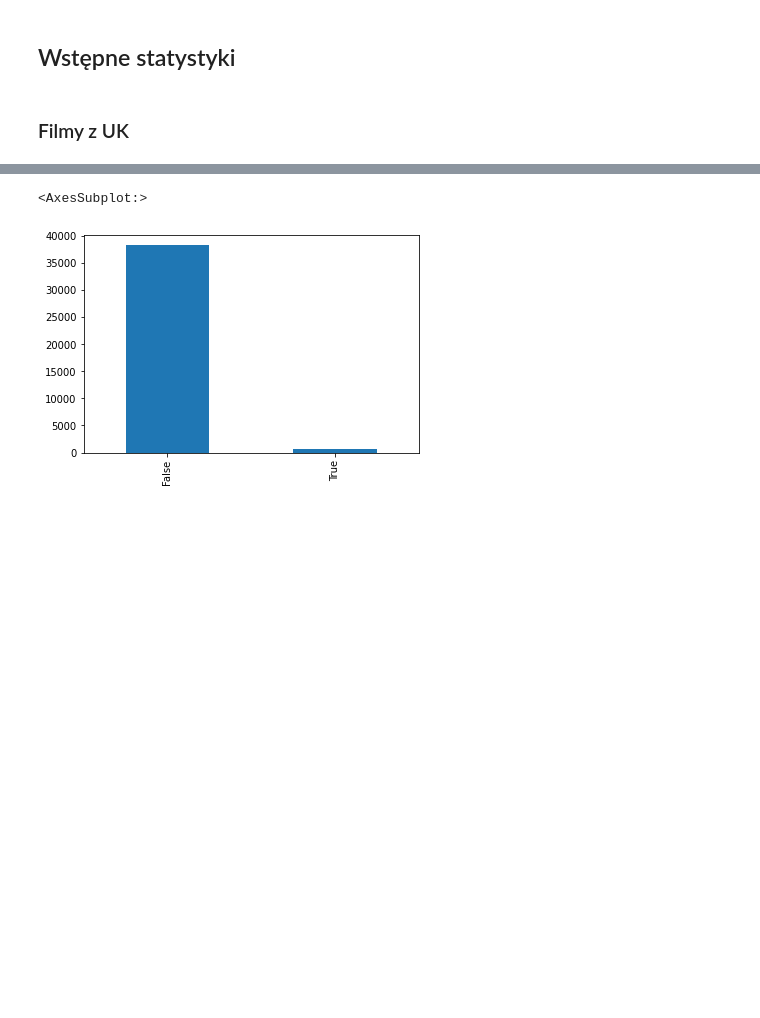
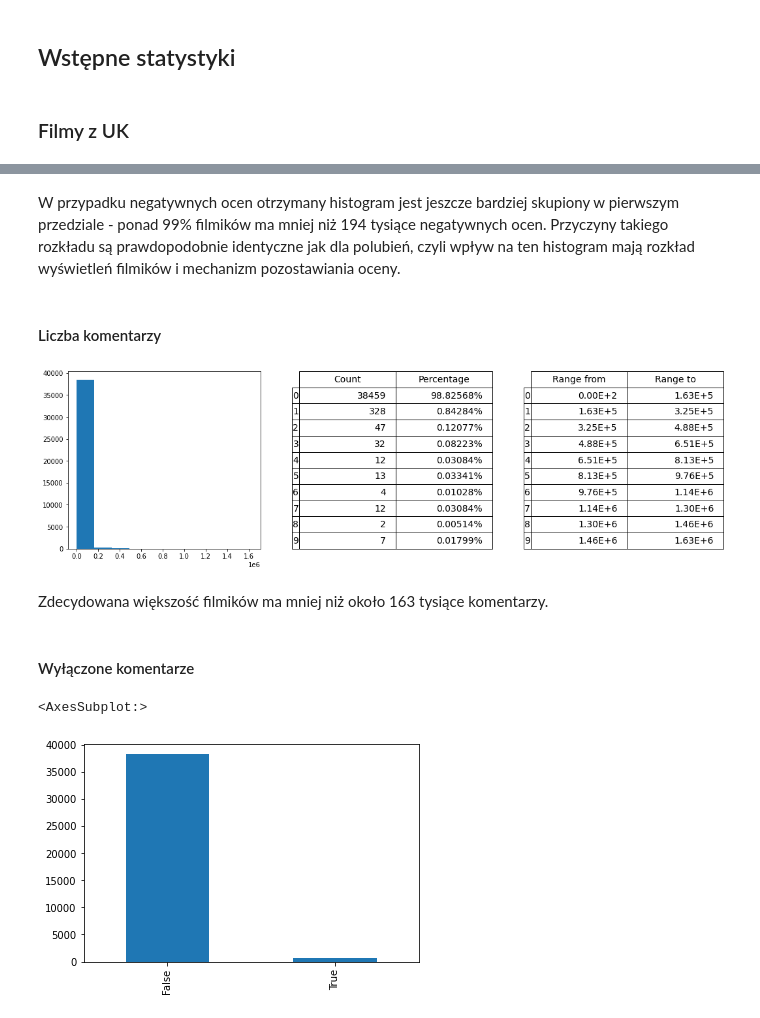
Before and after one commit to Southeaven/PED, a Jupyter notebook: ch1.ipynb, the cells around one changed output, grey strips where cells are left out. Saved outputs shown, nothing was run; the diff lists cells and outputs as text; code cells hidden in the pictures; blank space fills up the shorter version.

```diff
--- a/ch1.ipynb
+++ b/ch1.ipynb
@@ -65,3 +161,43 @@ gb_videos["comment_count"].plot.hist(bins=20)
+# %% [markdown]
+W przypadku negatywnych ocen otrzymany histogram jest jeszcze bardziej skupiony w pierwszym przedziale - ponad 99% filmików ma mniej niż 194 tysiące negatywnych ocen. Przyczyny takiego rozkładu są prawdopodobnie identyczne jak dla polubień, czyli wpływ na ten histogram mają rozkład wyświetleń filmików i mechanizm pozostawiania oceny.
+# %% [markdown]
+#### Liczba komentarzy
+# %%
+BINS = 10
+fig, ax = plt.subplots(1, 3, sharey="col", figsize=(18,5))
+
+count, division = np.histogram(gb_videos["comment_count"], bins=BINS)
+
+count = [[x, f"{x / gb_videos.shape[0]:.5%}"] for x in count]
+count_range = range(len(count))
+
+division = [[f"{Decimal(division[i]):.2E}", f"{Decimal(division[i + 1]):.2E}"] for i in range(len(division) - 1)]
+division_range = range(len(division))
+
+# Graph
+ax[0].hist(x=gb_videos["comment_count"], bins=BINS)
+
+# Counts
+font_size=14
+bbox=[0, 0, 1, 1]
+ax[1].axis('off')
+mpl_table = ax[1].table(cellText = count, rowLabels = count_range, bbox=bbox, colLabels=["Count", "Percentage"])
+mpl_table.auto_set_font_size(False)
+mpl_table.set_fontsize(font_size)
+
+# Ranges
+font_size=14
+bbox=[0, 0, 1, 1]
+ax[2].axis('off')
+mpl_table = ax[2].table(cellText = division, rowLabels = division_range, bbox=bbox, colLabels=["Range from", "Range to"])
+mpl_table.auto_set_font_size(False)
+mpl_table.set_fontsize(font_size)
+# %% [output]
+[figure, added]
+# %% [markdown]
+Zdecydowana większość filmików ma mniej niż około 163 tysiące komentarzy.
+# %% [markdown]
+#### Wyłączone komentarze
 # %%
 gb_videos["comments_disabled"].value_counts().plot.bar()
 # %% [output]
```
Also changed, not shown: parts of 43 cells of this notebook, 1 other file.
